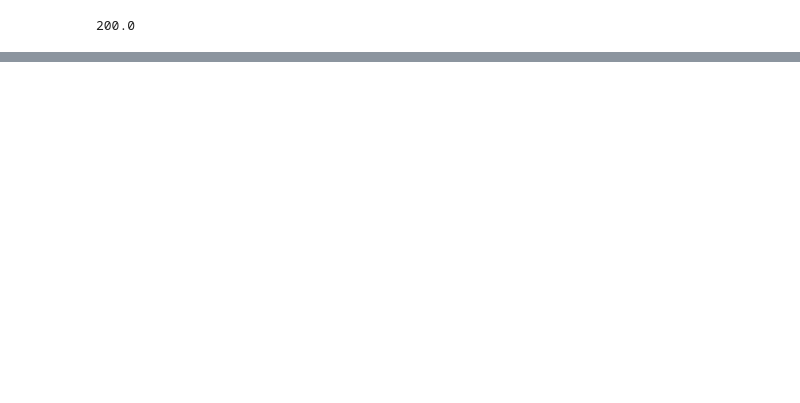
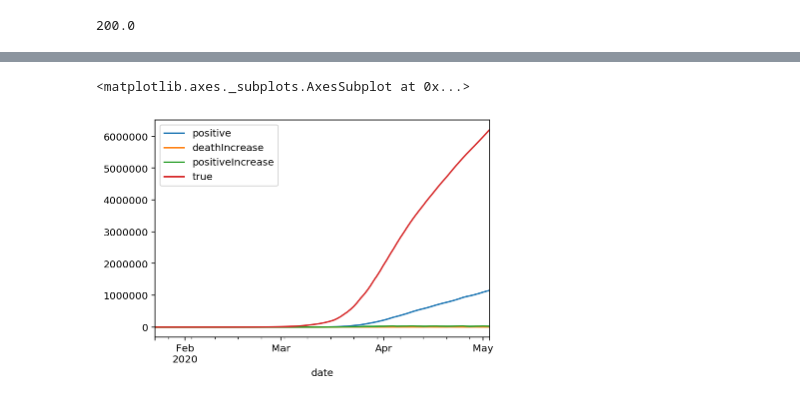
Before and after one commit to KartikChugh/COVID-Case-Estimation, a Jupyter notebook: covid-notebook.ipynb, the cells around one changed output, grey strips where cells are left out. Drawn from its saved outputs; the diff is of its cells as text; code cells hidden in the pictures; blank space fills up the shorter version.

```diff
--- a/covid-notebook.ipynb
+++ b/covid-notebook.ipynb
@@ -164,0 +171,5 @@ df['true'] =
+# %%
+df.plot()
+# %% [output]
+<matplotlib.axes._subplots.AxesSubplot at 0x...>
+[figure, added]
```
Also changed, not shown: parts of 14 cells of this notebook.
